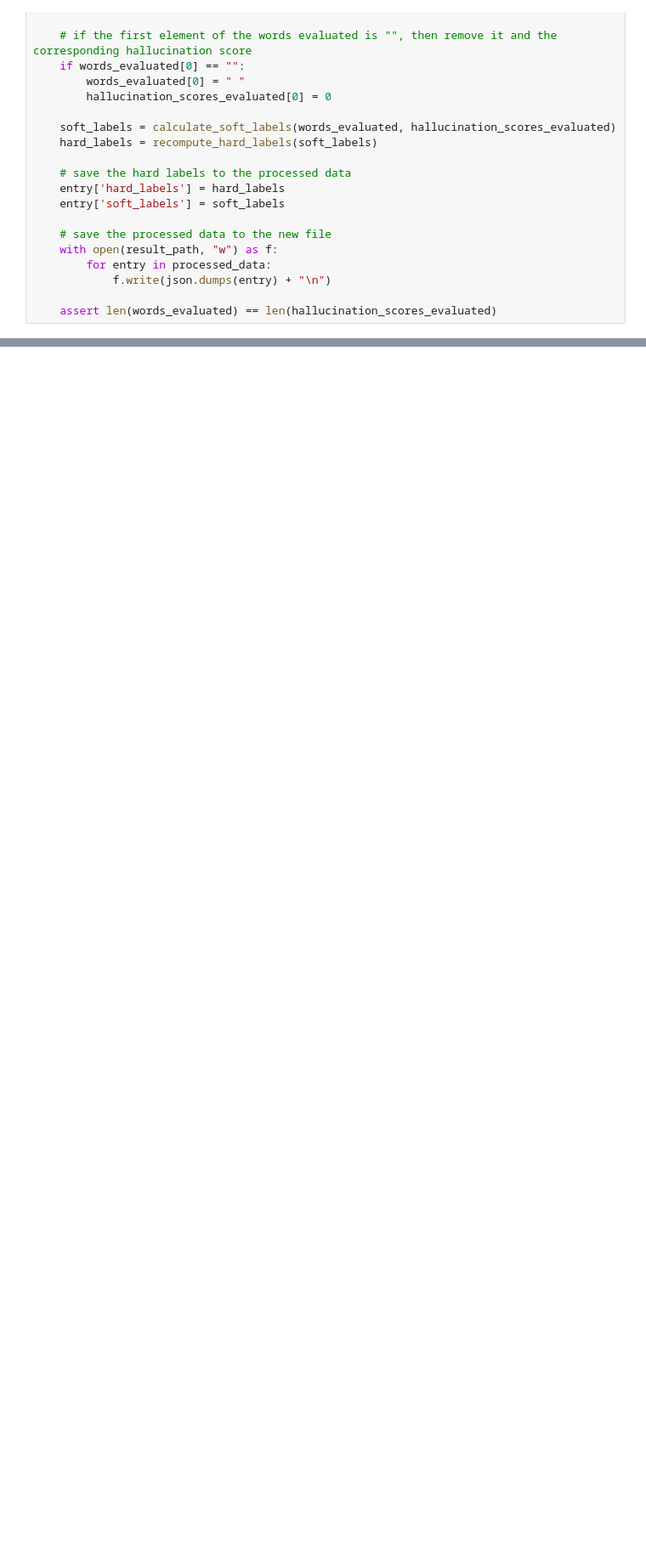
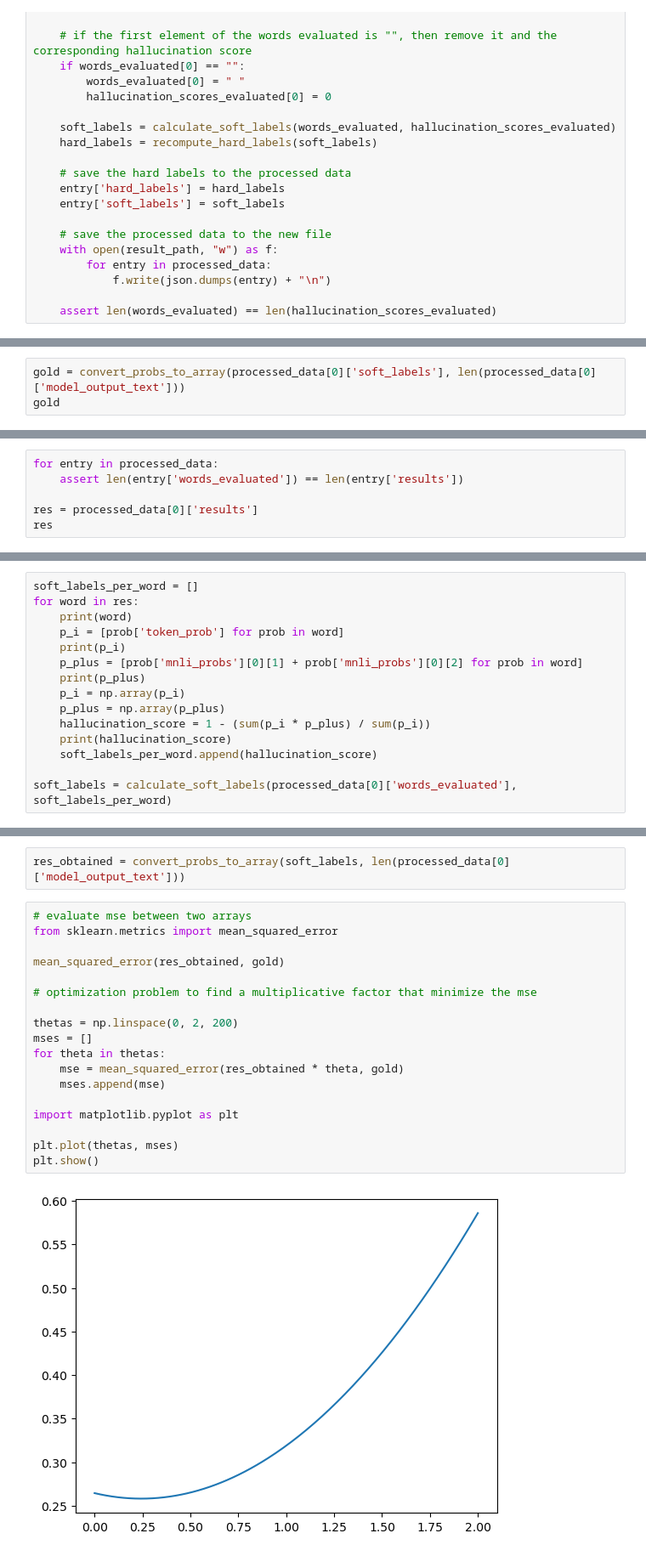
Before and after one commit to MAL-TO/Mu-SHROOM, a Jupyter notebook: submission_analysis.ipynb, the cells around one changed output, grey strips where cells are left out. Shown at 85% size. Drawn from its saved outputs; the diff is of its cells as text; blank space fills up the shorter version.

Commit message:
started theta

```diff
--- a/submission_analysis.ipynb
+++ b/submission_analysis.ipynb
@@ -145,0 +240,3 @@ for entry in processed_data:
+# %%
+gold = convert_probs_to_array(processed_data[0]['soft_labels'], len(processed_data[0]['model_output_text']))
+gold
@@ -145,0 +251,6 @@ for entry in processed_data:
+# %%
+for entry in processed_data:
+    assert len(entry['words_evaluated']) == len(entry['results'])
+
+res = processed_data[0]['results']
+res
@@ -145,0 +285,15 @@ for entry in processed_data:
+# %%
+soft_labels_per_word = []
+for word in res:
+    print(word)
+    p_i = [prob['token_prob'] for prob in word]
+    print(p_i)
+    p_plus = [prob['mnli_probs'][0][1] + prob['mnli_probs'][0][2] for prob in word]
+    print(p_plus)
+    p_i = np.array(p_i)
+    p_plus = np.array(p_plus)
+    hallucination_score = 1 - (sum(p_i * p_plus) / sum(p_i))
+    print(hallucination_score)
+    soft_labels_per_word.append(hallucination_score)
+
+soft_labels = calculate_soft_labels(processed_data[0]['words_evaluated'], soft_labels_per_word)
@@ -145,0 +318,22 @@ for entry in processed_data:
+# %%
+res_obtained = convert_probs_to_array(soft_labels, len(processed_data[0]['model_output_text']))
+# %%
+# evaluate mse between two arrays
+from sklearn.metrics import mean_squared_error
+
+mean_squared_error(res_obtained, gold)
+
+# optimization problem to find a multiplicative factor that minimize the mse
+
+thetas = np.linspace(0, 2, 200)
+mses = []
+for theta in thetas:
+    mse = mean_squared_error(res_obtained * theta, gold)
+    mses.append(mse)
+
+import matplotlib.pyplot as plt
+
+plt.plot(thetas, mses)
+plt.show()
+# %% [output]
+[figure, added]
```
Also changed, not shown: parts of 19 cells of this notebook, 3 other files.
